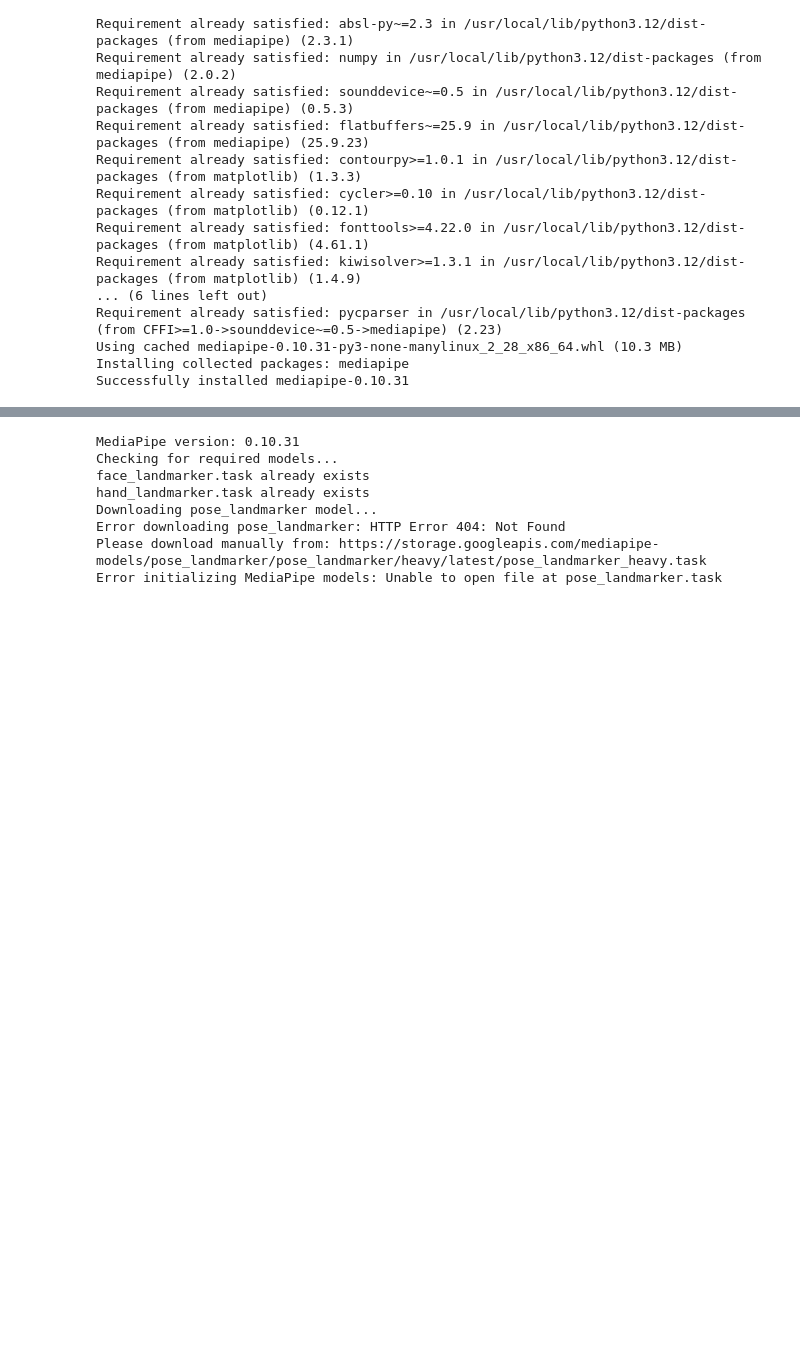
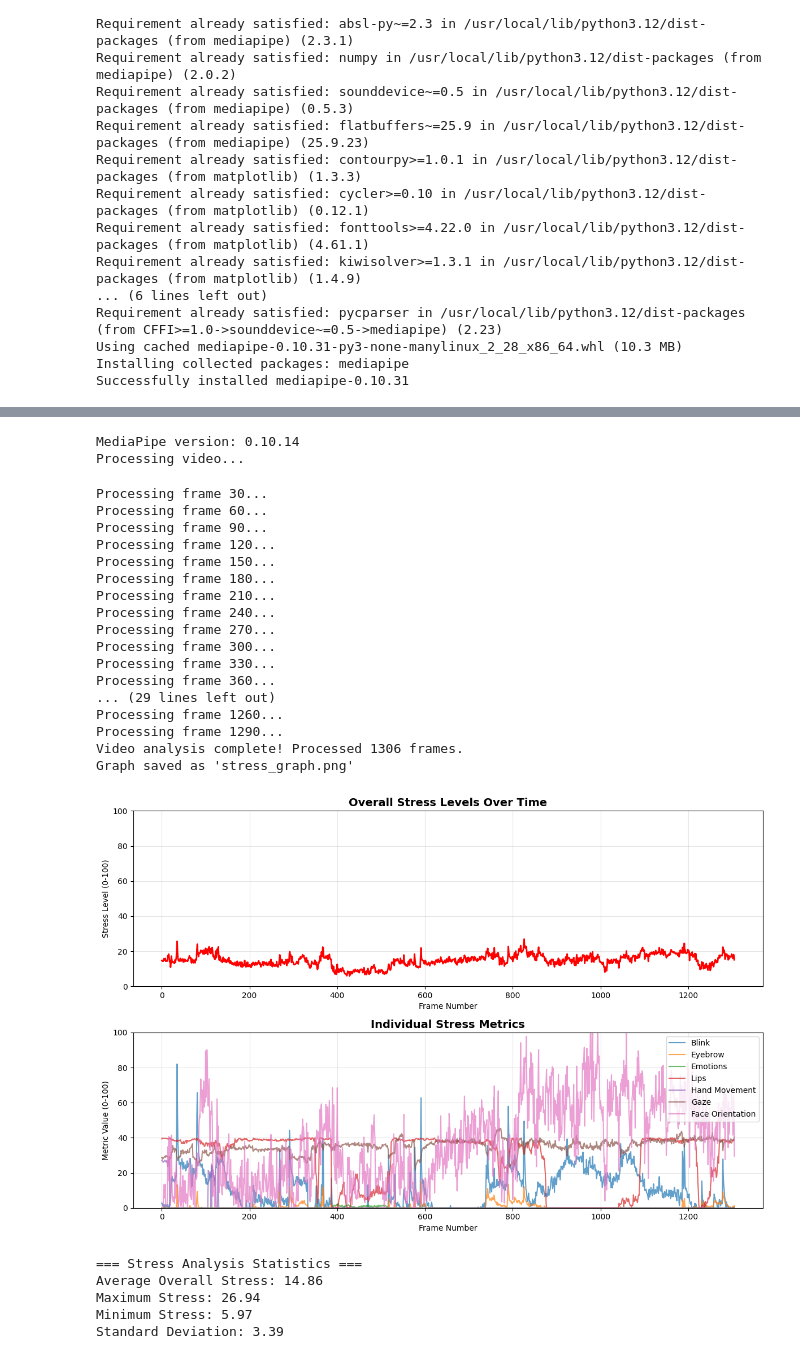
Before and after one commit to Amzilynn/Stress-Vision, a Jupyter notebook: StressVision.ipynb, the cells around one changed output, grey strips where cells are left out. Cells and saved outputs as stored; diff of their text form; code cells hidden in the pictures; blank space fills up the shorter version.

Commit message:
Stress graph output

```diff
--- a/StressVision.ipynb
+++ b/StressVision.ipynb
@@ -225,38 +249,11 @@ def analyze_face_orientation(pose_landmarks):
 
     return 0
 
-def download_models():
-    """Download required MediaPipe models"""
-    import urllib.request
-    import os
 
-    models = {
-        'face_landmarker': 'https://storage.googleapis.com/mediapipe-models/face_landmarker/face_landmarker/float16/latest/face_landmarker.task',
-        'hand_landmarker': 'https://storage.googleapis.com/mediapipe-models/hand_landmarker/hand_landmarker/float16/latest/hand_landmarker.task',
-    }
-
-    for name, url in models.items():
-        filename = f"{name}.task"
-        if not os.path.exists(filename):
-            print(f"Downloading {name} model...")
-            try:
-                urllib.request.urlretrieve(url, filename)
-                print(f"Downloaded {filename}")
-            except Exception as e:
-                print(f"Error downloading {name}: {e}")
-                print(f"Please download manually from: {url}")
-                return False
-        else:
-            print(f"{filename} already exists")
-
-    return True
 
 def analyze_video(video_path):
     """Main function to analyze video and extract stress metrics"""
 
-    # Download models if needed
-    print("Checking for required models...")
-    download_models()
 
     cap = cv2.VideoCapture(video_path)
 
@@ -282,7 +279,7 @@ def analyze_video(video_path):
         )
         hand_detector = vision.HandLandmarker.create_from_options(options_hand)
 
-        """base_options_pose = python.BaseOptions(model_asset_path='pose_landmarker.task')"""
+        base_options_pose = python.BaseOptions(model_asset_path='pose_landmarker.task')
         options_pose = vision.PoseLandmarkerOptions(
             base_options=base_options_pose,
             output_segmentation_masks=False
@@ -391,38 +388,55 @@ def plot_graph(stress_data):
     axes[1].set_title('Individual Stress Metrics', fontsize=14, fontweight='bold')
     axes[1].set_xlabel('Frame Number')
     axes[1].set_ylabel('Metric Value (0-100)')
     axes[1].legend(loc='upper right')
     axes[1].grid(True, alpha=0.3)
     axes[1].set_ylim([0, 100])
 
     plt.tight_layout()
     plt.savefig('stress_graph.png', dpi=300, bbox_inches='tight')
     print("Graph saved as 'stress_graph.png'")
     plt.show()
 
     # Print statistics
     print("\n=== Stress Analysis Statistics ===")
     print(f"Average Overall Stress: {np.mean(stress_data['overall']):.2f}")
     print(f"Maximum Stress: {np.max(stress_data['overall']):.2f}")
     print(f"Minimum Stress: {np.min(stress_data['overall']):.2f}")
     print(f"Standard Deviation: {np.std(stress_data['overall']):.2f}")
 
 if __name__ == "__main__":
     # Update this path to your video file
     video_path = "/content/vd.mp4"
 
     # Analyze video
     stress_data = analyze_video(video_path)
 
     # Generate graph
     if stress_data:
         plot_graph(stress_data)
 # %% [output]
-MediaPipe version: 0.10.31
-Checking for required models...
-face_landmarker.task already exists
-hand_landmarker.task already exists
-Downloading pose_landmarker model...
-Error downloading pose_landmarker: HTTP Error 404: Not Found
-Please download manually from: https://storage.googleapis.com/mediapipe-models/pose_landmarker/pose_landmarker/heavy/latest/pose_landmarker_heavy.task
-Error initializing MediaPipe models: Unable to open file at pose_landmarker.task
+MediaPipe version: 0.10.14
+Processing video...
+Processing frame 30...
+Processing frame 60...
+Processing frame 90...
+Processing frame 120...
+Processing frame 150...
+Processing frame 180...
+Processing frame 210...
+Processing frame 240...
+Processing frame 270...
+Processing frame 300...
+Processing frame 330...
+Processing frame 360...
+... (29 lines left out)
+Processing frame 1260...
+Processing frame 1290...
+Video analysis complete! Processed 1306 frames.
+Graph saved as 'stress_graph.png'
+[figure, added]
+=== Stress Analysis Statistics ===
+Average Overall Stress: 14.86
+Maximum Stress: 26.94
+Minimum Stress: 5.97
+Standard Deviation: 3.39
```
Also changed, not shown: parts of 5 cells of this notebook.
